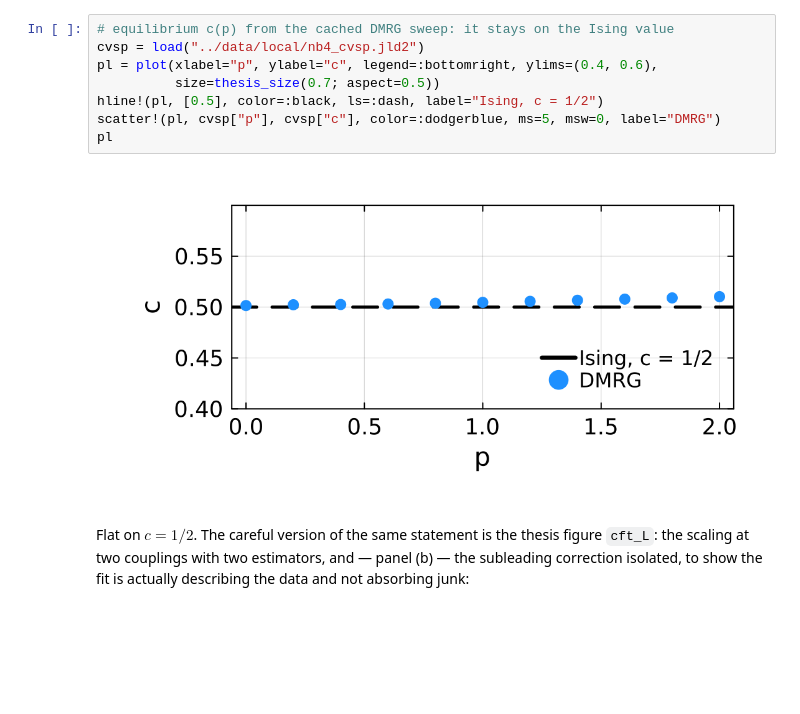
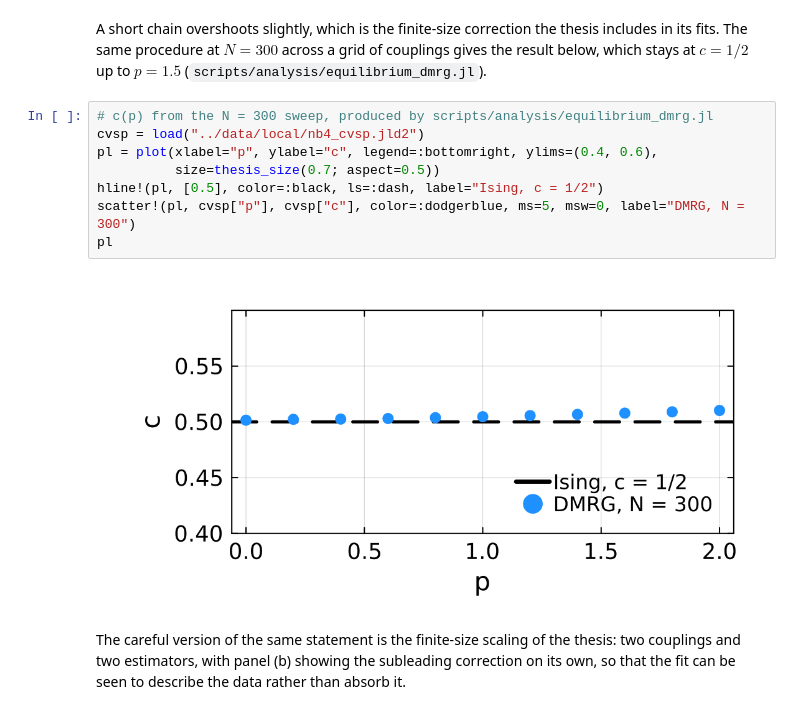
Before and after one commit to jmarquezol/master-thesis-BSC, a Jupyter notebook: notebooks/01_model_and_equilibrium.ipynb, the cells around one changed output. Saved outputs shown, nothing was run; the diff lists cells and outputs as text; blank space fills up the shorter version.

```diff
--- a/notebooks/01_model_and_equilibrium.ipynb
+++ b/notebooks/01_model_and_equilibrium.ipynb
@@ -77,14 +90,18 @@ answer across the coupling:
+# %% [markdown]
+A short chain overshoots slightly, which is the finite-size correction the thesis includes in its
+fits. The same procedure at $N = 300$ across a grid of couplings gives the result below, which stays
+at $c = 1/2$ up to $p = 1.5$ (`scripts/analysis/equilibrium_dmrg.jl`).
 # %%
-# equilibrium c(p) from the cached DMRG sweep: it stays on the Ising value
+# c(p) from the N = 300 sweep, produced by scripts/analysis/equilibrium_dmrg.jl
 cvsp = load("../data/local/nb4_cvsp.jld2")
 pl = plot(xlabel="p", ylabel="c", legend=:bottomright, ylims=(0.4, 0.6),
           size=thesis_size(0.7; aspect=0.5))
 hline!(pl, [0.5], color=:black, ls=:dash, label="Ising, c = 1/2")
-scatter!(pl, cvsp["p"], cvsp["c"], color=:dodgerblue, ms=5, msw=0, label="DMRG")
+scatter!(pl, cvsp["p"], cvsp["c"], color=:dodgerblue, ms=5, msw=0, label="DMRG, N = 300")
 pl
 # %% [output]
-[figure, old version]
+[figure, new version]
 # %% [markdown]
-Flat on $c = 1/2$. The careful version of the same statement is the thesis figure
-`cft_L`: the scaling at two couplings with two estimators, and — panel (b) — the subleading
-correction isolated, to show the fit is actually describing the data and not absorbing junk:
+The careful version of the same statement is the finite-size scaling of the thesis: two couplings
+and two estimators, with panel (b) showing the subleading correction on its own, so that the fit can
+be seen to describe the data rather than absorb it.
```
Also changed, not shown: parts of 21 cells of this notebook, 52 other files.
